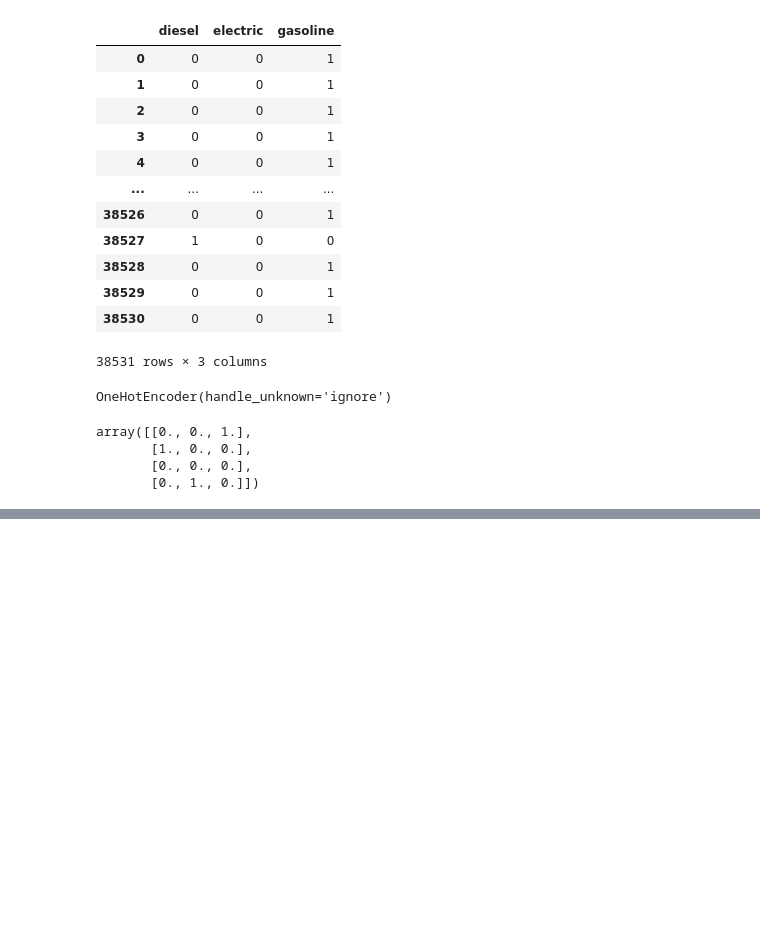
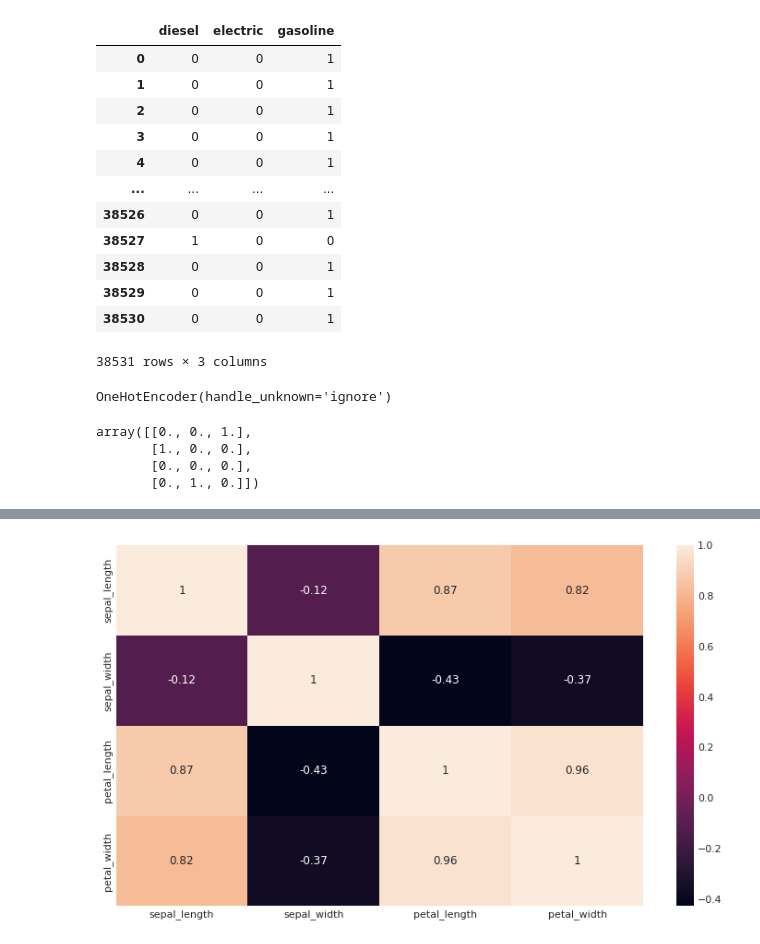
Before and after one commit to luiscib3r/Curso-de-Data-Science, a Jupyter notebook: 01 Estadística descriptiva.ipynb, the cells around one changed output, grey strips where cells are left out. Cells and saved outputs as stored; diff of their text form; code cells hidden in the pictures; blank space fills up the shorter version.

```diff
--- a/01 Estadística descriptiva.ipynb
+++ b/01 Estadística descriptiva.ipynb
@@ -704,0 +711,6 @@ Mientas más alto sea el coeficiente de correlación (más cercano a 1), más al
+# %%
+sns.heatmap(iris.corr(), annot=True)
+
+plt.show()
+# %% [output]
+[figure, added]
```
Also changed, not shown: parts of 8 cells of this notebook.
